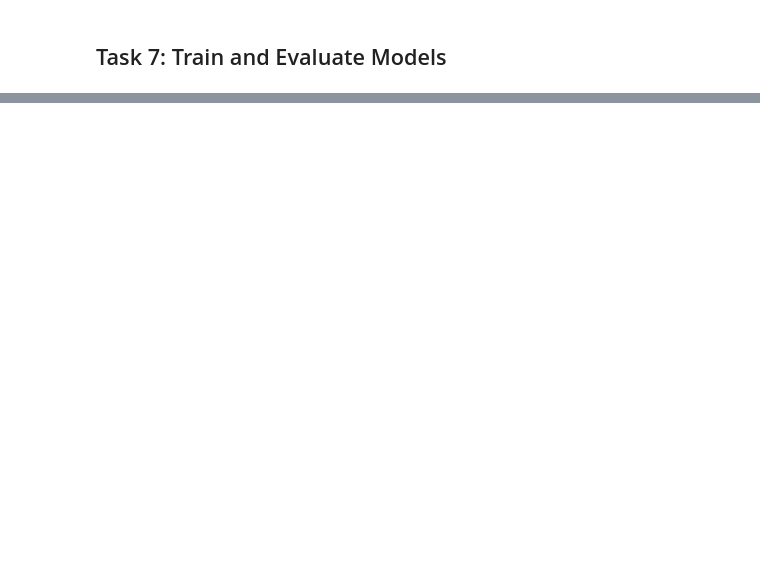
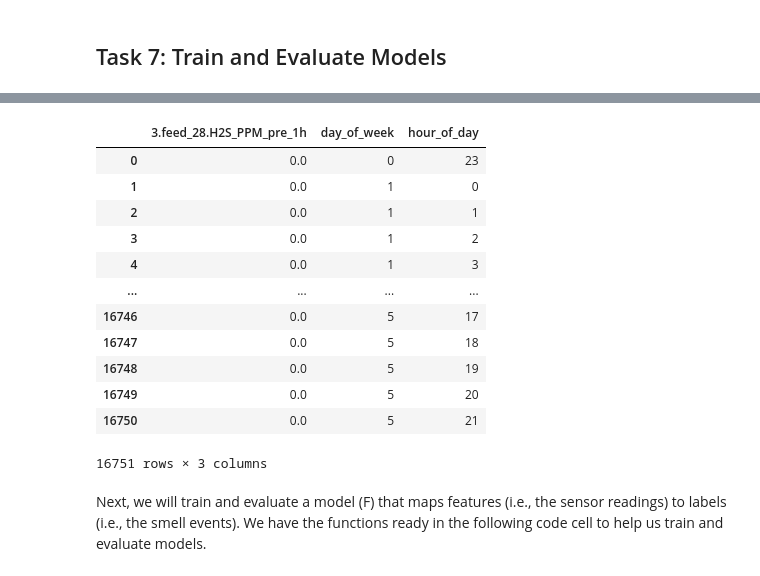
Before and after one commit to MultiX-Amsterdam/data-science-book-uva-2023, a Jupyter notebook: _build/jupyter_execute/docs/modules/structured-data/tutorial-structured-data.ipynb, the cells around one changed output, grey strips where cells are left out. Cells and saved outputs as stored; diff of their text form; code cells hidden in the pictures; blank space fills up the shorter version.

```diff
--- a/_build/jupyter_execute/docs/modules/structured-data/tutorial-structured-data.ipynb
+++ b/_build/jupyter_execute/docs/modules/structured-data/tutorial-structured-data.ipynb
@@ -811,0 +931,19 @@ df_y
+# %%
+df_x_subset = df_x[["3.feed_28.H2S_PPM_pre_1h", "day_of_week", "hour_of_day"]]
+df_x_subset
+# %% [output]
+|  | 3.feed_28.H2S_PPM_pre_1h | day_of_week | hour_of_day |
+| 0 | 0.0 | 0 | 23 |
+| 1 | 0.0 | 1 | 0 |
+| 2 | 0.0 | 1 | 1 |
+| 3 | 0.0 | 1 | 2 |
+| 4 | 0.0 | 1 | 3 |
+| ... | ... | ... | ... |
+| 16746 | 0.0 | 5 | 17 |
+| 16747 | 0.0 | 5 | 18 |
+| 16748 | 0.0 | 5 | 19 |
+| 16749 | 0.0 | 5 | 20 |
+| 16750 | 0.0 | 5 | 21 |
+16751 rows × 3 columns
+# %% [markdown]
+Next, we will train and evaluate a model (F) that maps features (i.e., the sensor readings) to labels (i.e., the smell events). We have the functions ready in the following code cell to help us train and evaluate models.
```
Also changed, not shown: parts of 71 cells of this notebook, 17 other files.
